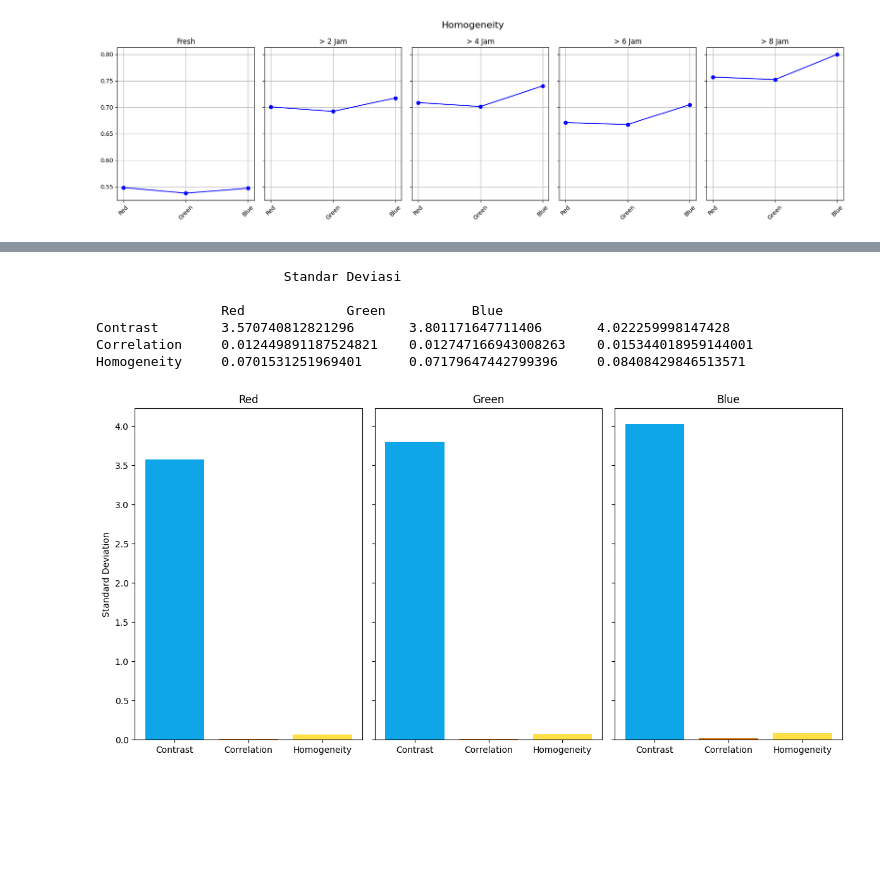
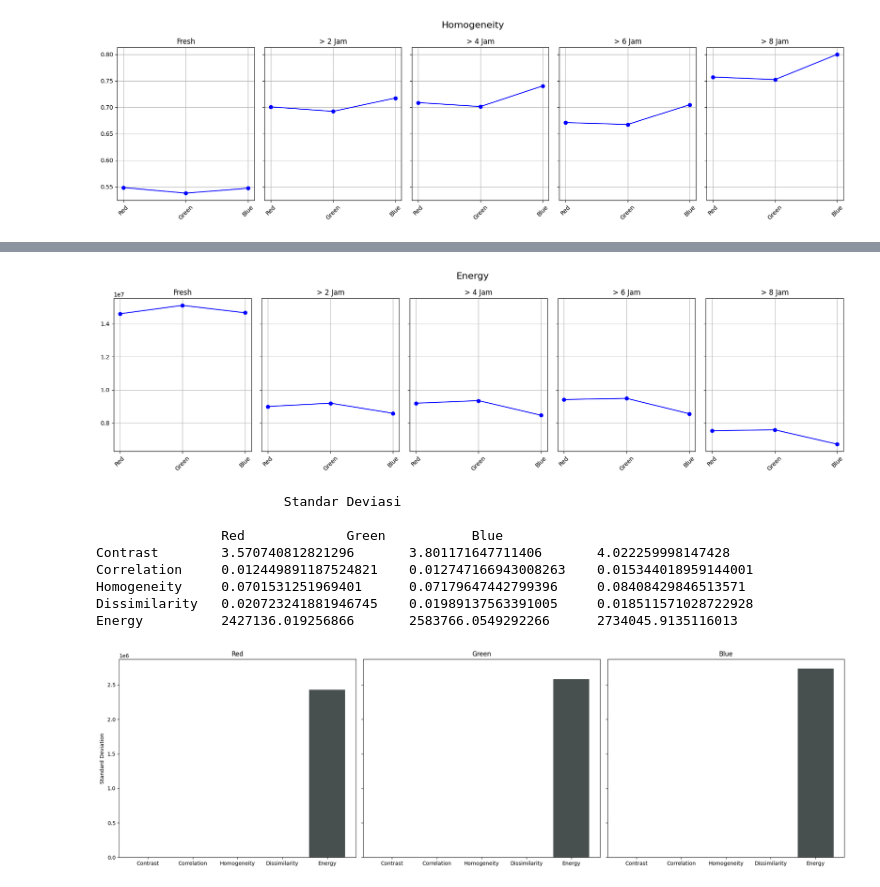
Before and after one commit to zeddlabs/coconut-milk-identification, a Jupyter notebook: dwt.ipynb, the cells around one changed output, grey strips where cells are left out. Drawn from its saved outputs; the diff is of its cells as text; code cells hidden in the pictures; blank space fills up the shorter version.

Commit message:
feat: extract dissimilarity and energy too

```diff
--- a/dwt.ipynb
+++ b/dwt.ipynb
@@ -62,24 +75,30 @@ sessions = [
     [os.path.join(base_dir, 'take_5', f'take_5-{i}.png') for i in range(1, 11)],  # Sesi 5
 ]
 # %%
-avg_contrast_r, avg_correlation_r, avg_homogeneity_r = [], [], []
-avg_contrast_g, avg_correlation_g, avg_homogeneity_g = [], [], []
-avg_contrast_b, avg_correlation_b, avg_homogeneity_b = [], [], []
+avg_contrast_r, avg_correlation_r, avg_homogeneity_r, avg_dissimilarity_r, avg_energy_r = [], [], [], [], []
+avg_contrast_g, avg_correlation_g, avg_homogeneity_g, avg_dissimilarity_g, avg_energy_g = [], [], [], [], []
+avg_contrast_b, avg_correlation_b, avg_homogeneity_b, avg_dissimilarity_b, avg_energy_b = [], [], [], [], []
 
 for session in sessions:
-    c_r, co_r, h_r, c_g, co_g, h_g, c_b, co_b, h_b = calculate_dwt_properties_per_channel(session)
+    c_r, co_r, h_r, d_r, e_r, c_g, co_g, h_g, d_g, e_g, c_b, co_b, h_b, d_b, e_b = calculate_dwt_properties_per_channel(session)
 
     avg_contrast_r.append(c_r)
     avg_correlation_r.append(co_r)
     avg_homogeneity_r.append(h_r)
+    avg_dissimilarity_r.append(d_r)
+    avg_energy_r.append(e_r)
 
     avg_contrast_g.append(c_g)
     avg_correlation_g.append(co_g)
     avg_homogeneity_g.append(h_g)
+    avg_dissimilarity_g.append(d_g)
+    avg_energy_g.append(e_g)
 
     avg_contrast_b.append(c_b)
     avg_correlation_b.append(co_b)
     avg_homogeneity_b.append(h_b)
+    avg_dissimilarity_b.append(d_b)
+    avg_energy_b.append(e_b)
 # %%
 x_labels = ['Red', 'Green', 'Blue']
 sessions_labels = ['Fresh', '> 2 Jam', '> 4 Jam', '> 6 Jam', '> 8 Jam']
@@ -140,3 +178,22 @@ plt.show()
+# %%
+x_labels = ['Red', 'Green', 'Blue']
+sessions_labels = ['Fresh', '> 2 Jam', '> 4 Jam', '> 6 Jam', '> 8 Jam']
+
+fig, axs = plt.subplots(1, 5, figsize=(18, 5), sharey=True)
+
+for i, label in enumerate(sessions_labels):
+    axs[i].plot(x_labels, [avg_energy_r[i], avg_energy_g[i], avg_energy_b[i]], marker='o', label='Contrast', color='blue')
+    axs[i].set_title(label)
+    axs[i].set_xticks(np.arange(len(x_labels)))
+    axs[i].set_xticklabels(x_labels, rotation=45)
+    axs[i].grid(True)
+
+# Label dan judul untuk seluruh figure
+fig.suptitle('Energy', fontsize=16)
+plt.tight_layout()
+plt.show()
+# %% [output]
+[figure, added]
 # %%
 std_contrast_r = np.std(avg_contrast_r)
 std_contrast_g = np.std(avg_contrast_g)
@@ -150,11 +207,21 @@ std_homogeneity_r = np.std(avg_homogeneity_r)
 std_homogeneity_g = np.std(avg_homogeneity_g)
 std_homogeneity_b = np.std(avg_homogeneity_b)
 
+std_dissimilarity_r = np.std(avg_dissimilarity_r)
+std_dissimilarity_g = np.std(avg_dissimilarity_g)
+std_dissimilarity_b = np.std(avg_dissimilarity_b)
+
+std_energy_r = np.std(avg_energy_r)
+std_energy_g = np.std(avg_energy_g)
+std_energy_b = np.std(avg_energy_b)
+
 print("\t\t\tStandar Deviasi\n")
 print("\t\tRed\t\tGreen\t\tBlue")
 print("Contrast \t{:}\t{:}\t{:}".format(std_contrast_r, std_contrast_g, std_contrast_b))
 print("Correlation \t{:}\t{:}\t{:}".format(std_correlation_r, std_correlation_g, std_correlation_b))
 print("Homogeneity \t{:}\t{:}\t{:}".format(std_homogeneity_r, std_homogeneity_g, std_homogeneity_b))
+print("Dissimilarity \t{:}\t{:}\t{:}".format(std_dissimilarity_r, std_dissimilarity_g, std_dissimilarity_b))
+print("Energy \t\t{:}\t{:}\t{:}".format(std_energy_r, std_energy_g, std_energy_b))
 # %% [output]
                         Standar Deviasi
 
@@ -162,31 +229,33 @@ print("Homogeneity \t{:}\t{:}\t{:}".format(std_homogeneity_r, std_homogeneity_g,
 Contrast        3.570740812821296       3.801171647711406       4.022259998147428
 Correlation     0.012449891187524821    0.012747166943008263    0.015344018959144001
 Homogeneity     0.0701531251969401      0.07179647442799396     0.08408429846513571
+Dissimilarity   0.020723241881946745    0.01989137563391005     0.018511571028722928
+Energy          2427136.019256866       2583766.0549292266      2734045.9135116013
 # %%
-red_values = [std_contrast_r, std_correlation_r, std_homogeneity_r]
-green_values = [std_contrast_g, std_correlation_g, std_homogeneity_g]
-blue_values = [std_contrast_b, std_correlation_b, std_homogeneity_b]
+red_values = [std_contrast_r, std_correlation_r, std_homogeneity_r, std_dissimilarity_r, std_energy_r]
+green_values = [std_contrast_g, std_correlation_g, std_homogeneity_g, std_dissimilarity_g, std_energy_g]
+blue_values = [std_contrast_b, std_correlation_b, std_homogeneity_b, std_dissimilarity_b, std_energy_b]
 
-labels = ['Contrast', 'Correlation', 'Homogeneity']
-colors = ['#0ea5e9', '#d97706', '#fde047']
+labels = ['Contrast', 'Correlation', 'Homogeneity', 'Dissimilarity', 'Energy']
+colors = ['#0ea5e9', '#d97706', '#fde047', '#f3777b', '#484f4f']
 
-fig, axes = plt.subplots(1, 3, figsize=(12, 6), sharey=True)
+fig, axes = plt.subplots(1, 3, figsize=(20, 6), sharey=True)
 
 # Plot untuk channel Red
 axes[0].bar(labels, red_values, color=colors)
 axes[0].set_title('Red')
 axes[0].set_ylabel('Standard Deviation')
 
 # Plot untuk channel Green
 axes[1].bar(labels, green_values, color=colors)
 axes[1].set_title('Green')
 
 # Plot untuk channel Blue
 axes[2].bar(labels, blue_values, color=colors)
 axes[2].set_title('Blue')
 
 plt.tight_layout()
 
 plt.show()
 # %% [output]
-[figure, old version]
+[figure, new version]
```
Also changed, not shown: parts of 2 cells of this notebook, 1 other file.
